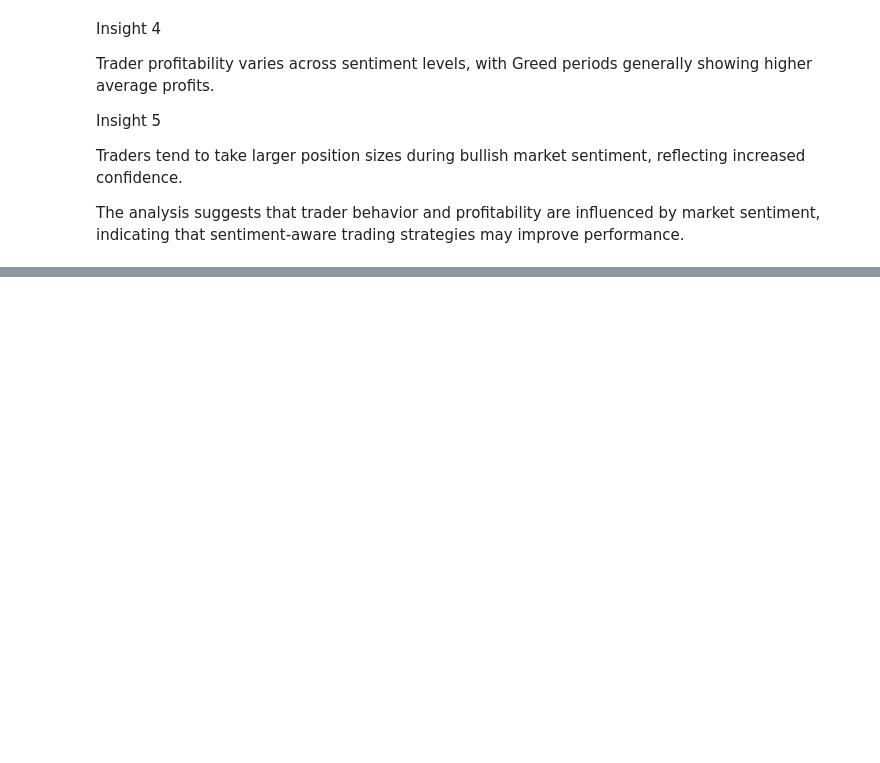
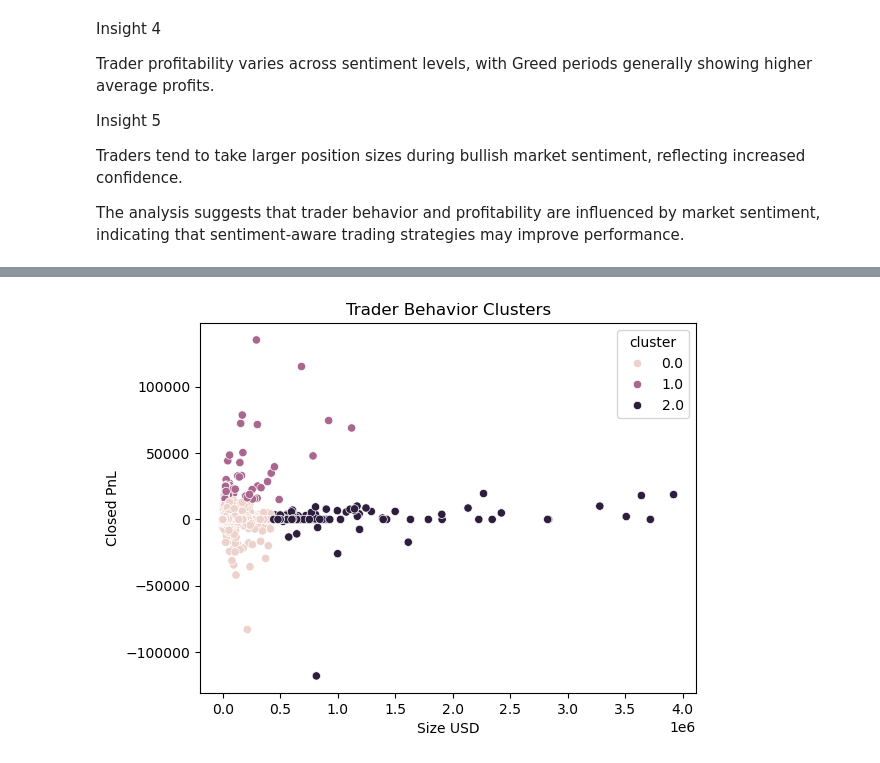
Before and after one commit to Aryan-kk/trader-sentiment-analysis, a Jupyter notebook: notebooks/analysis.ipynb, the cells around one changed output, grey strips where cells are left out. Cells and saved outputs as stored; diff of their text form; code cells hidden in the pictures; blank space fills up the shorter version.

Commit message:
Added clustering and ML bonus analysis

```diff
--- a/notebooks/analysis.ipynb
+++ b/notebooks/analysis.ipynb
@@ -256,0 +265,14 @@ The analysis suggests that trader behavior and profitability are influenced by m
+# %%
+# select features for clustering
+features = data[['Size USD','Closed PnL']].dropna()
+
+# scale features
+scaler = StandardScaler()
+scaled_features = scaler.fit_transform(features)
+
+# apply clustering
+kmeans = KMeans(n_clusters=3, random_state=42)
+
+data.loc[features.index,'cluster'] = kmeans.fit_predict(scaled_features)
+
+data[['Size USD','Closed PnL','cluster']].head()
@@ -256,0 +286,15 @@ The analysis suggests that trader behavior and profitability are influenced by m
+# %%
+import seaborn as sns
+import matplotlib.pyplot as plt
+
+sns.scatterplot(
+    x='Size USD',
+    y='Closed PnL',
+    hue='cluster',
+    data=data
+)
+
+plt.title("Trader Behavior Clusters")
+plt.show()
+# %% [output]
+[figure, added]
```
Also changed, not shown: parts of 7 cells of this notebook.
